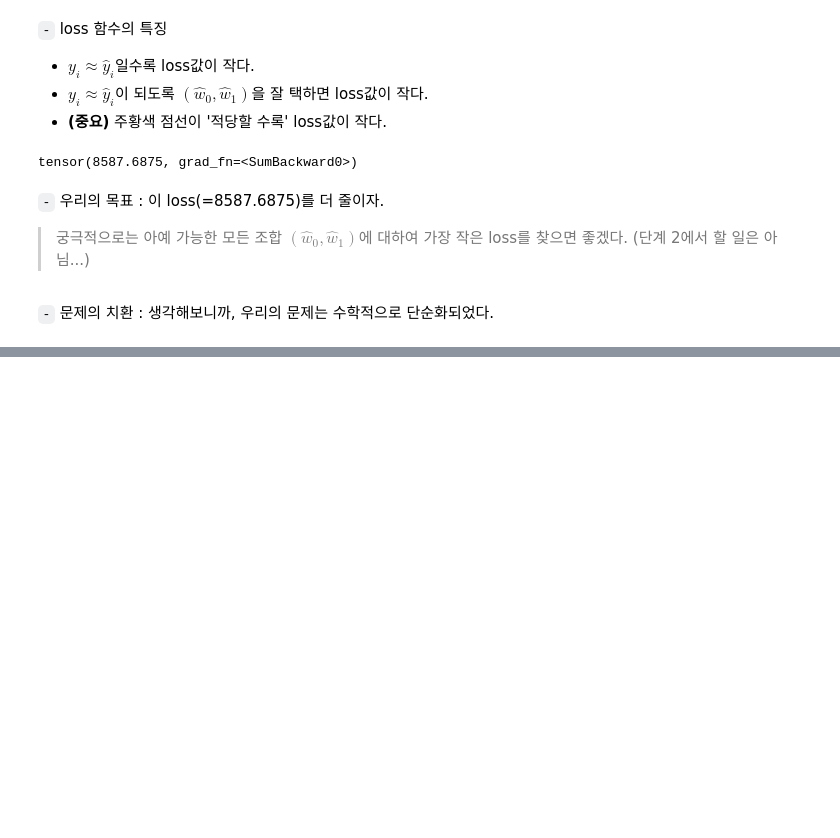
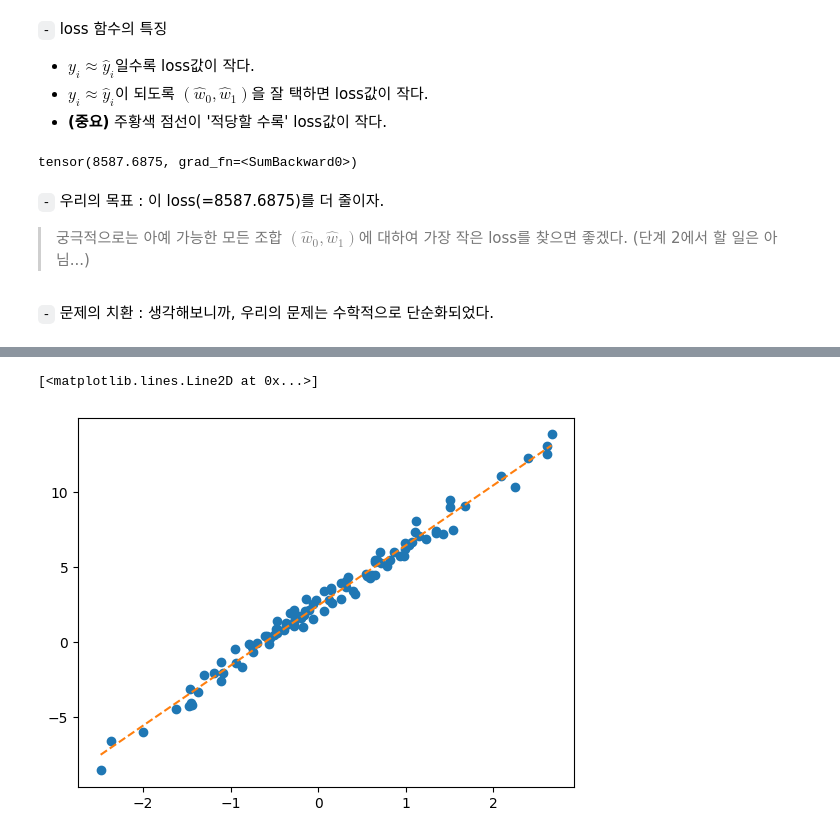
Before and after one commit to HollyRiver/DL2024, a Jupyter notebook: course/0411.ipynb, the cells around one changed output, grey strips where cells are left out. Saved outputs shown, nothing was run; the diff lists cells and outputs as text; code cells hidden in the pictures; blank space fills up the shorter version.

```diff
--- a/course/0411.ipynb
+++ b/course/0411.ipynb
@@ -139,0 +227,8 @@ tensor(8587.6875, grad_fn=<SumBackward0>)
+# %%
+lse_w = torch.linalg.inv(X.T@X)@X.T@y  ## LSE
+# %%
+plt.plot(X1, y, 'o')
+plt.plot(X1, X@lse_w, '--')
+# %% [output]
+[<matplotlib.lines.Line2D at 0x...>]
+[figure, added]
```
Also changed, not shown: parts of 38 cells of this notebook.
